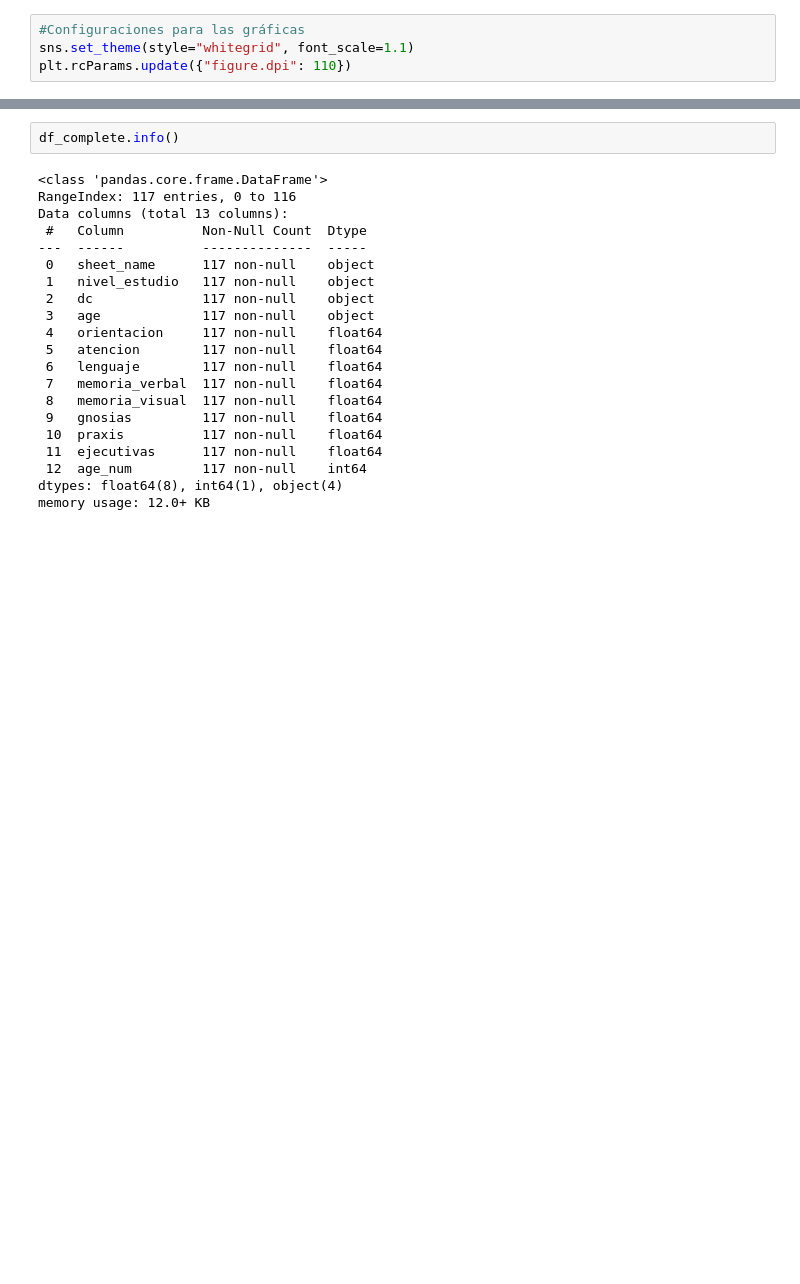
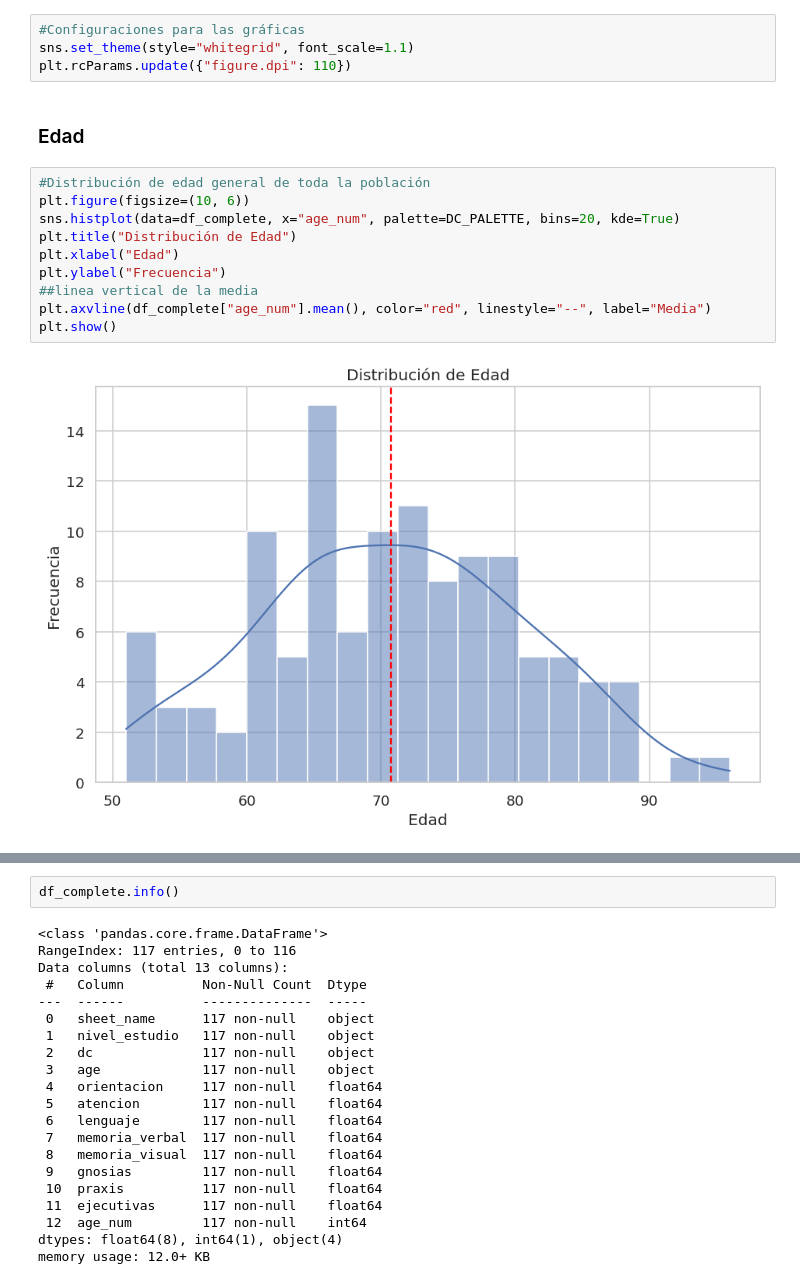
Before and after one commit to Nicolasg2c/dc_model_ts, a Jupyter notebook: src/dc_pipeline_2.ipynb, the cells around one changed output, grey strips where cells are left out. Cells and saved outputs as stored; diff of their text form; blank space fills up the shorter version.

```diff
--- a/src/dc_pipeline_2.ipynb
+++ b/src/dc_pipeline_2.ipynb
@@ -1297,3 +1297,17 @@ DOMINIOS = [
 #Configuraciones para las gráficas
 sns.set_theme(style="whitegrid", font_scale=1.1)
 plt.rcParams.update({"figure.dpi": 110})
+# %% [markdown]
+### Edad
+# %%
+#Distribución de edad general de toda la población
+plt.figure(figsize=(10, 6))
+sns.histplot(data=df_complete, x="age_num", palette=DC_PALETTE, bins=20, kde=True)
+plt.title("Distribución de Edad")
+plt.xlabel("Edad")
+plt.ylabel("Frecuencia")
+##linea vertical de la media
+plt.axvline(df_complete["age_num"].mean(), color="red", linestyle="--", label="Media")
+plt.show()
+# %% [output]
+[figure, added]
```
Also changed, not shown: parts of 19 cells of this notebook.
